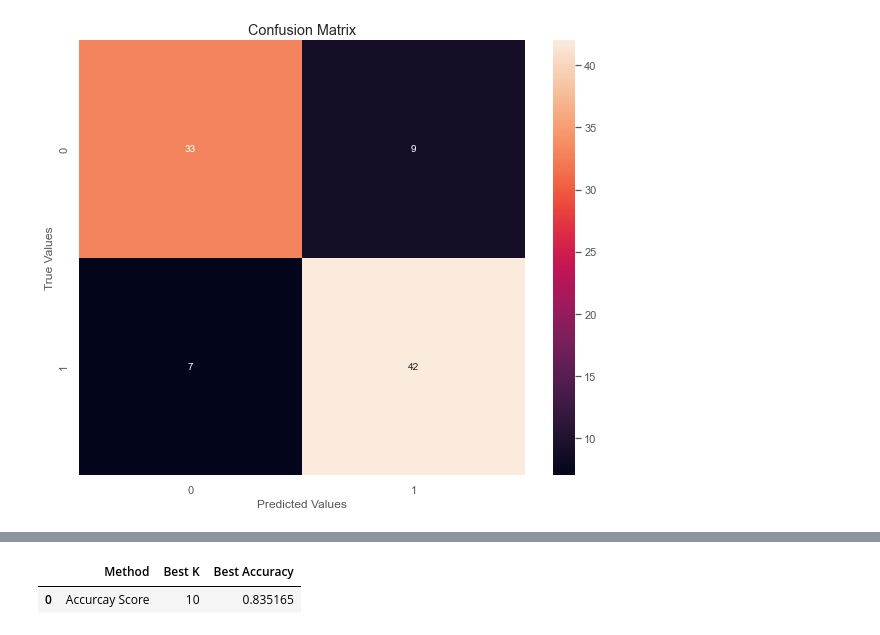
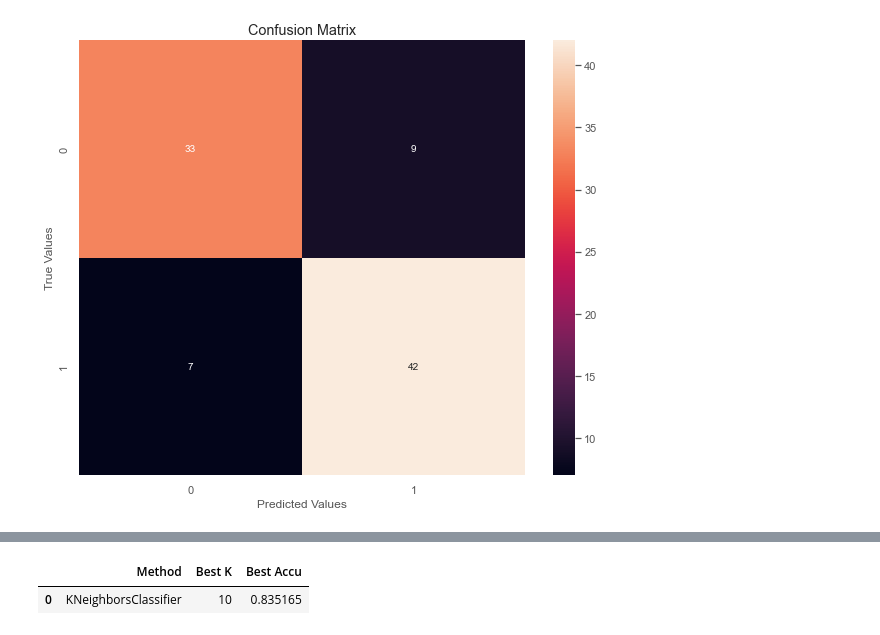
Before and after one commit to Omuk/Reborn, a Jupyter notebook: Data Practice/Practice_Field.ipynb, the cells around one changed output, grey strips where cells are left out. Cells and saved outputs as stored; diff of their text form; code cells hidden in the pictures.

```diff
--- a/Data Practice/Practice_Field.ipynb
+++ b/Data Practice/Practice_Field.ipynb
@@ -59,8 +62,10 @@ cat_val = ['sex', 'cp', 'restecg', 'exang', 'slope', 'ca', 'thal']
 # %%
-col_transf = ColumnTransformer(
+colm_transf = ColumnTransformer(
     [
         ('num', StandardScaler(), num_val),
         ('cat', OrdinalEncoder(), cat_val)
     ]
 )
+
+x = pd.DataFrame(colm_transf.fit_transform(x))
 # %%
@@ -79,3 +80 @@ x = data.drop(columns=['target'])
-# %%
-x = pd.DataFrame(col_transf.fit_transform(x))
 # %%
@@ -132,6 +128,7 @@ for N in range(1,20):
 
     knn.fit(x_train,y_train)
 
+    y_true = y_test
     y_pred = knn.predict(x_test)
 
     accu = accuracy_score(y_true,y_pred)
@@ -142,7 +139,7 @@ accuracies = np.array(accuracies)
 
 f,ax = plt.subplots(figsize=(10,8))
 
-ax.set_title('Accuracy Line Plot')
+ax.set_title('Accuracy Score')
 
-sns.lineplot(np.arange(1,20),accuracies)
+sns.lineplot(np.arange(1,20), accuracies, ax=ax)
 # %% [output]
@@ -151,16 +148,17 @@ sns.lineplot(np.arange(1,20),accuracies)
 # %%
 best_k = np.argmax(accuracies)
+
 best_accu = np.max(accuracies)
 
-perfmod = pd.DataFrame(
+tun_mod = pd.DataFrame(
     [
-        'Accurcay Score', best_k, best_accu
+        'KNeighborsClassifier', best_k, best_accu
     ]
 ).transpose()
 
-perfmod.columns = ['Method', 'Best K', 'Best Accuracy']
+tun_mod.columns = ['Method', 'Best K', 'Best Accu']
 
-perfmod
+tun_mod
 # %% [output]
-|  | Method | Best K | Best Accuracy |
-| 0 | Accurcay Score | 10 | 0.835165 |
+|  | Method | Best K | Best Accu |
+| 0 | KNeighborsClassifier | 10 | 0.835165 |
```
Also changed, not shown: parts of 8 cells of this notebook.
